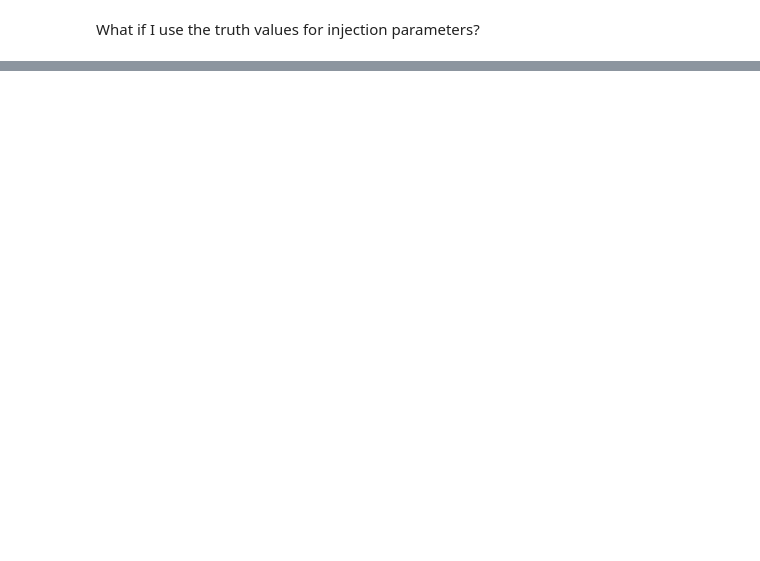
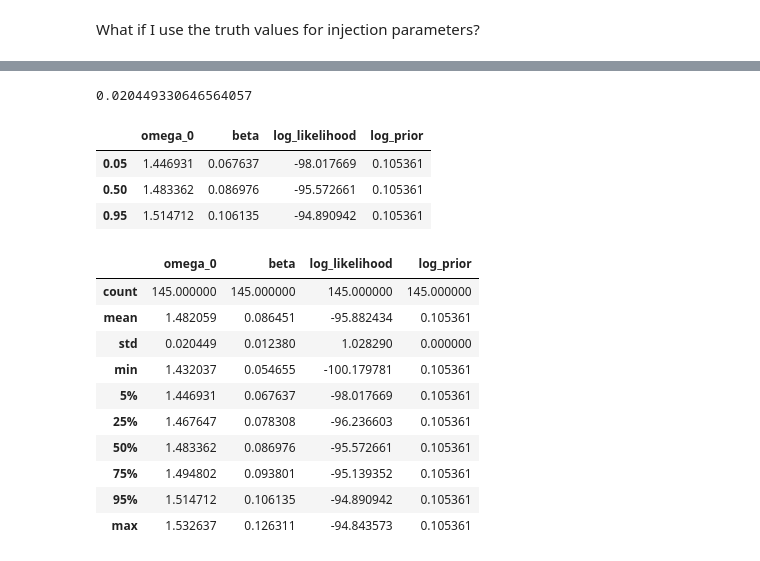
Before and after one commit to kyoon-mit/ssm_regression, a Jupyter notebook: bilby_example.ipynb, the cells around one changed output, grey strips where cells are left out. Saved outputs shown, nothing was run; the diff lists cells and outputs as text; code cells hidden in the pictures; blank space fills up the shorter version.

```diff
--- a/bilby_example.ipynb
+++ b/bilby_example.ipynb
@@ -266,0 +318,26 @@ ln_bayes_factor:    nan +/-  0.032
+# %%
+result.posterior.mean()['omega_0']
+result.posterior.std()['omega_0']
+# %% [output]
+0.020449330646564057
+# %%
+result.posterior.quantile([0.05, 0.5, 0.95])
+# %% [output]
+|  | omega_0 | beta | log_likelihood | log_prior |
+| 0.05 | 1.446931 | 0.067637 | -98.017669 | 0.105361 |
+| 0.50 | 1.483362 | 0.086976 | -95.572661 | 0.105361 |
+| 0.95 | 1.514712 | 0.106135 | -94.890942 | 0.105361 |
+# %%
+result.posterior.describe(percentiles=[0.05,0.25,0.5,0.75,0.95])
+# %% [output]
+|  | omega_0 | beta | log_likelihood | log_prior |
+| count | 145.000000 | 145.000000 | 145.000000 | 145.000000 |
+| mean | 1.482059 | 0.086451 | -95.882434 | 0.105361 |
+| std | 0.020449 | 0.012380 | 1.028290 | 0.000000 |
+| min | 1.432037 | 0.054655 | -100.179781 | 0.105361 |
+| 5% | 1.446931 | 0.067637 | -98.017669 | 0.105361 |
+| 25% | 1.467647 | 0.078308 | -96.236603 | 0.105361 |
+| 50% | 1.483362 | 0.086976 | -95.572661 | 0.105361 |
+| 75% | 1.494802 | 0.093801 | -95.139352 | 0.105361 |
+| 95% | 1.514712 | 0.106135 | -94.890942 | 0.105361 |
+| max | 1.532637 | 0.126311 | -94.843573 | 0.105361 |
```
Also changed, not shown: parts of 20 cells of this notebook, 5 other files.
